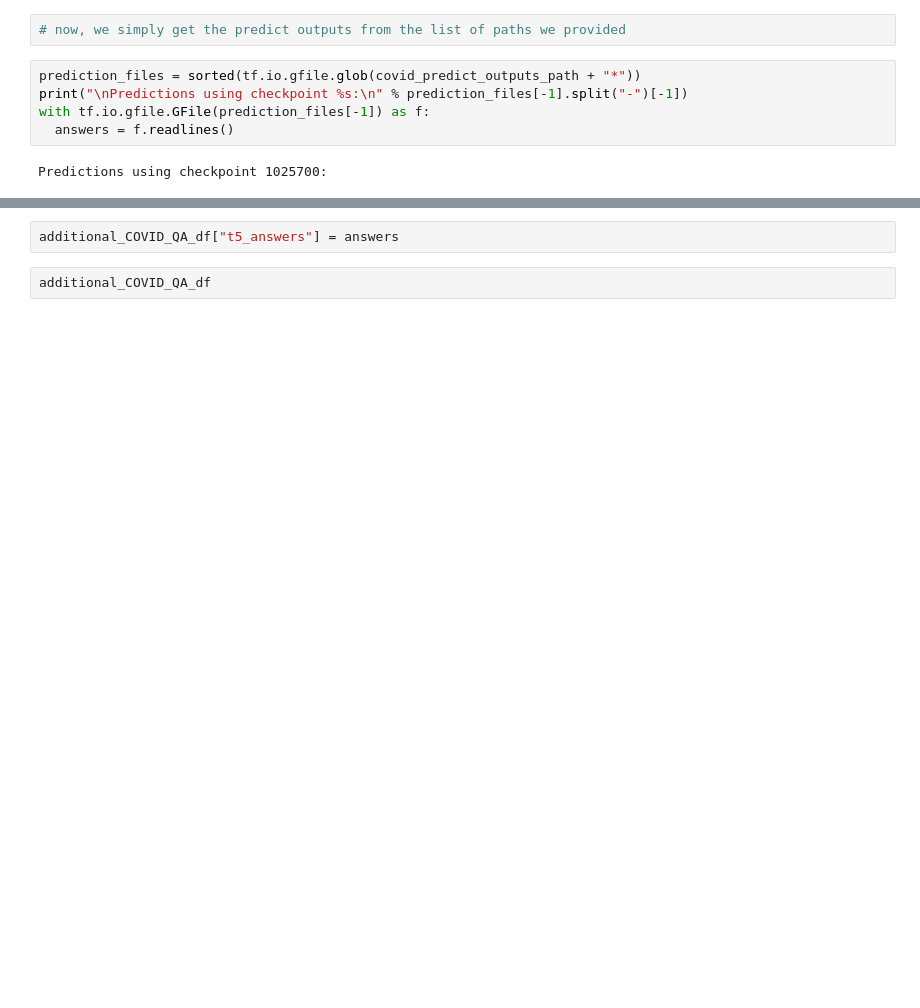
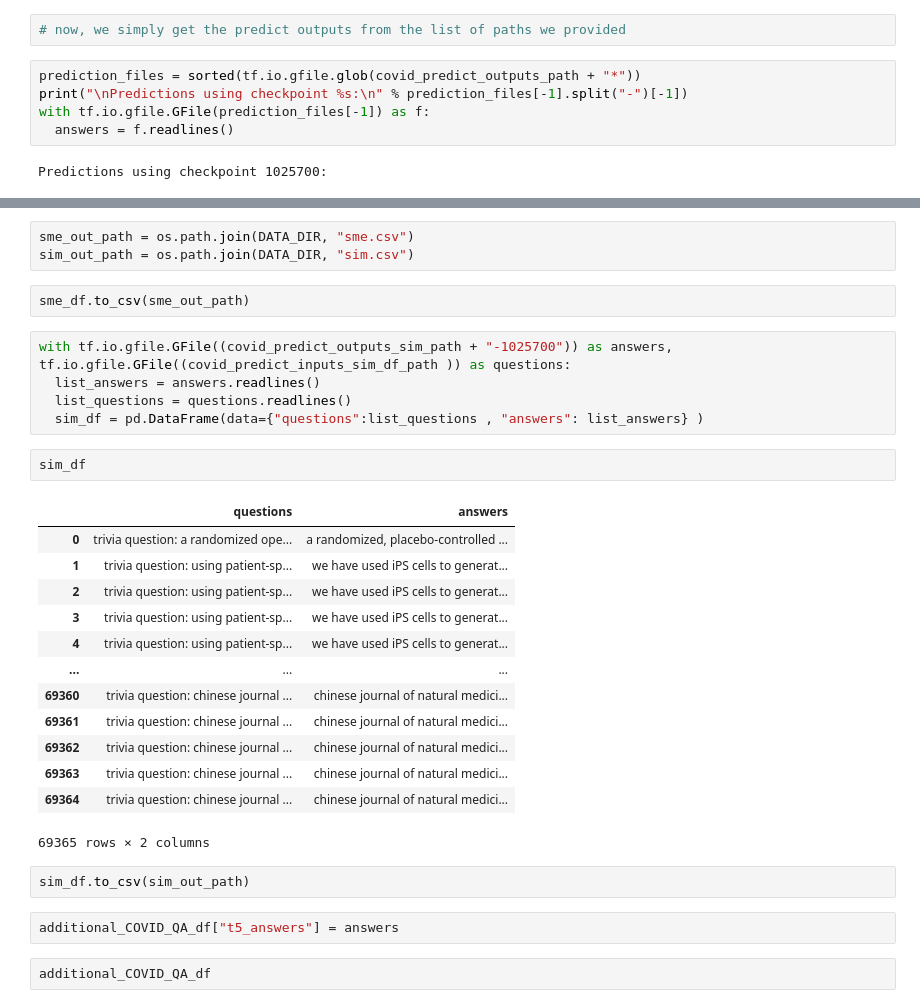
Before and after one commit to johntiger1/hugging-face-generation, a Jupyter notebook: Copy_of_t5_trivia.ipynb, the cells around one changed output, grey strips where cells are left out. Cells and saved outputs as stored; diff of their text form; blank space fills up the shorter version.

```diff
--- a/Copy_of_t5_trivia.ipynb
+++ b/Copy_of_t5_trivia.ipynb
@@ -1283,3 +1450,31 @@ len(answers)
+# %%
+sme_out_path = os.path.join(DATA_DIR, "sme.csv")
+sim_out_path = os.path.join(DATA_DIR, "sim.csv")
+# %%
+sme_df.to_csv(sme_out_path)
+# %%
+with tf.io.gfile.GFile((covid_predict_outputs_sim_path + "-1025700")) as answers, tf.io.gfile.GFile((covid_predict_inputs_sim_df_path )) as questions:
+  list_answers = answers.readlines()
+  list_questions = questions.readlines()
+  sim_df = pd.DataFrame(data={"questions":list_questions , "answers": list_answers} )
+# %%
+sim_df
+# %% [output]
+|  | questions | answers |
+| 0 | trivia question: a randomized ope... | a randomized, placebo-controlled ... |
+| 1 | trivia question: using patient-sp... | we have used iPS cells to generat... |
+| 2 | trivia question: using patient-sp... | we have used iPS cells to generat... |
+| 3 | trivia question: using patient-sp... | we have used iPS cells to generat... |
+| 4 | trivia question: using patient-sp... | we have used iPS cells to generat... |
+| ... | ... | ... |
+| 69360 | trivia question: chinese journal ... | chinese journal of natural medici... |
+| 69361 | trivia question: chinese journal ... | chinese journal of natural medici... |
+| 69362 | trivia question: chinese journal ... | chinese journal of natural medici... |
+| 69363 | trivia question: chinese journal ... | chinese journal of natural medici... |
+| 69364 | trivia question: chinese journal ... | chinese journal of natural medici... |
+69365 rows × 2 columns
+# %%
+sim_df.to_csv(sim_out_path)
 # %%
 additional_COVID_QA_df["t5_answers"] = answers
 # %%
```
Also changed, not shown: parts of 34 cells of this notebook.
